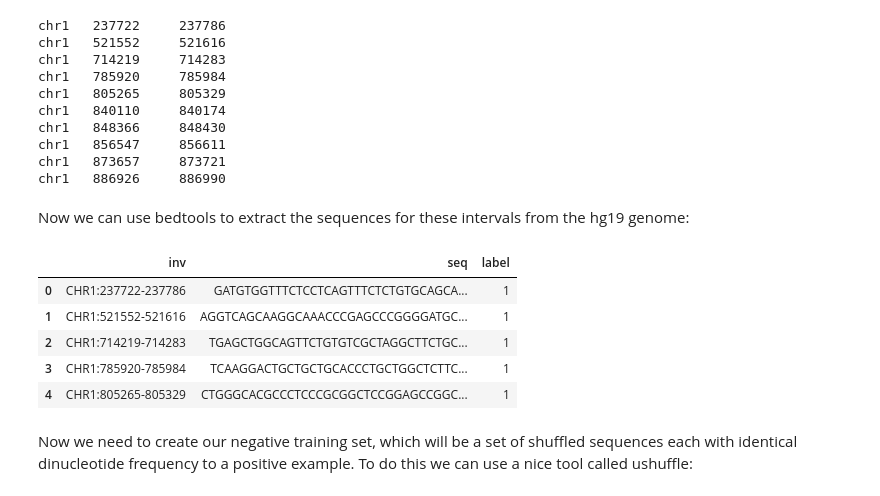
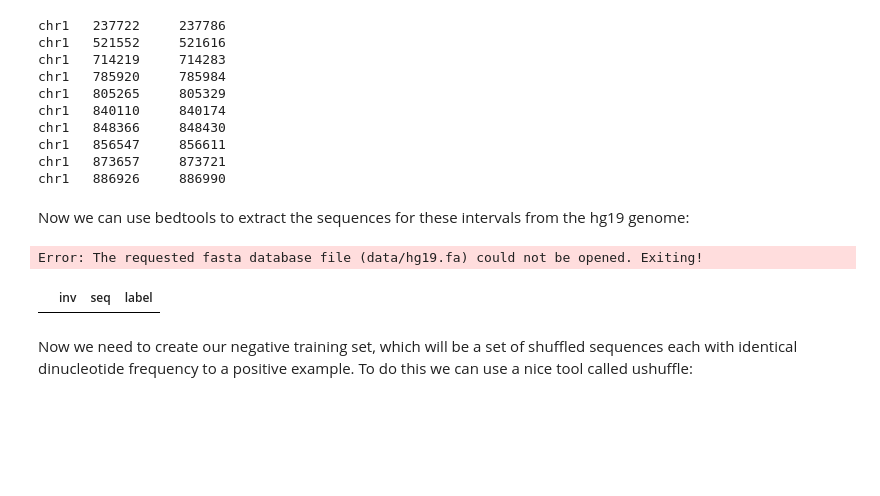
Before and after one commit to bartongroup/MP_keras_tutorial, a Jupyter notebook: notebooks/keras_tutorial.ipynb, the cells around one changed output. Drawn from its saved outputs; the diff is of its cells as text; code cells hidden in the pictures; blank space fills up the shorter version.

```diff
--- a/notebooks/keras_tutorial.ipynb
+++ b/notebooks/keras_tutorial.ipynb
@@ -162,23 +164,20 @@ Now we can use bedtools to extract the sequences for these intervals from the hg
 # %%
 %%bash
 # Also remove any softmasking
-bedtools getfasta -tab -fi ../data/hg19.fa -fo stdout -bed ../data/ctcf_summit_centred_peaks.bed |
-tr '[a-z]' '[A-Z]' > ../data/ctcf_summit_centred_seqs.tsv
+bedtools getfasta -tab -fi data/hg19.fa -fo stdout -bed data/ctcf_summit_centred_peaks.bed |
+tr '[a-z]' '[A-Z]' > ctcf_summit_centred_seqs.tsv
+# %% [output]
+Error: The requested fasta database file (data/hg19.fa) could not be opened. Exiting!
 # %%
 positive_training_examples = pd.read_csv(
-    '../data/ctcf_summit_centred_seqs.tsv',
+    'ctcf_summit_centred_seqs.tsv',
     sep='\t',
     names=['inv', 'seq']
 )
 positive_training_examples['label'] = 1
 positive_training_examples.head()
 # %% [output]
 |  | inv | seq | label |
-| 0 | CHR1:237722-237786 | GATGTGGTTTCTCCTCAGTTTCTCTGTGCAGCA... | 1 |
-| 1 | CHR1:521552-521616 | AGGTCAGCAAGGCAAACCCGAGCCCGGGGATGC... | 1 |
-| 2 | CHR1:714219-714283 | TGAGCTGGCAGTTCTGTGTCGCTAGGCTTCTGC... | 1 |
-| 3 | CHR1:785920-785984 | TCAAGGACTGCTGCTGCACCCTGCTGGCTCTTC... | 1 |
-| 4 | CHR1:805265-805329 | CTGGGCACGCCCTCCCGCGGCTCCGGAGCCGGC... | 1 |
 # %% [markdown]
 Now we need to create our negative training set, which will be a set of shuffled sequences each with identical dinucleotide frequency to a positive example. To do this we can use a nice tool called ushuffle:
 # %%
```
Also changed, not shown: parts of 18 cells of this notebook, 5 other files.
